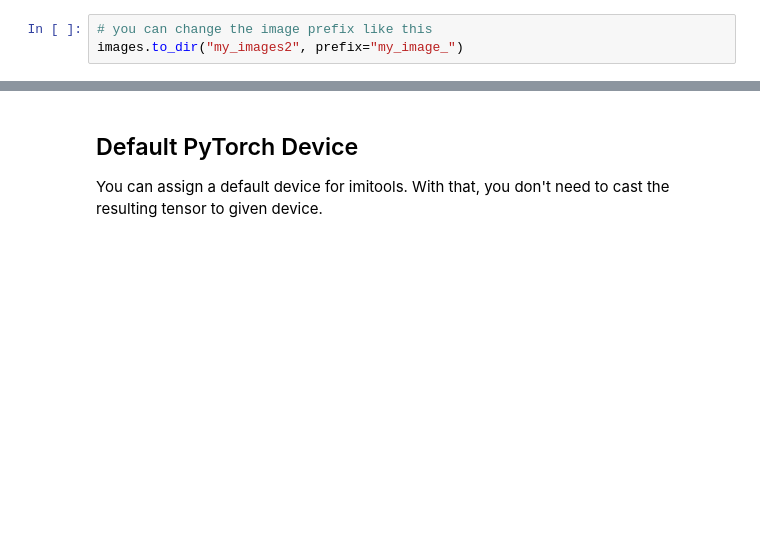
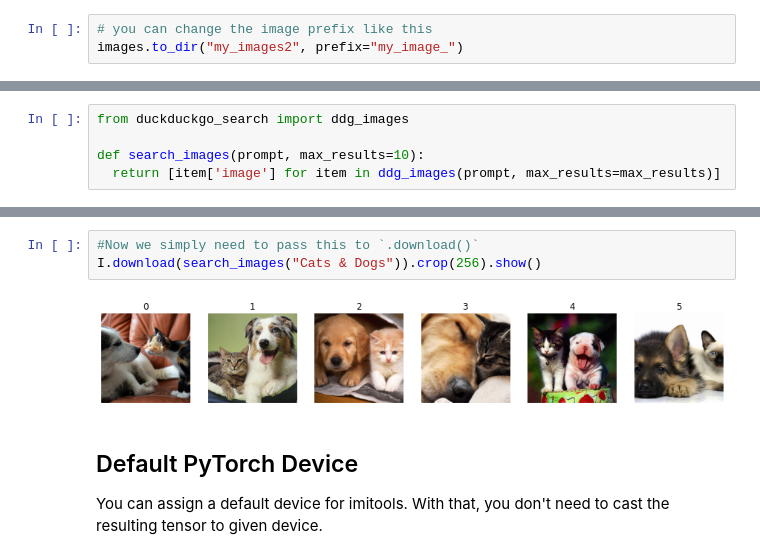
Before and after one commit to GDi4K/imitools, a Jupyter notebook: docs/tutorial.ipynb, the cells around one changed output, grey strips where cells are left out. Drawn from its saved outputs; the diff is of its cells as text; blank space fills up the shorter version.

```diff
--- a/docs/tutorial.ipynb
+++ b/docs/tutorial.ipynb
@@ -286,0 +293,5 @@ I.from_path("my_images/image_0000.png").show()
+# %%
+from duckduckgo_search import ddg_images
+
+def search_images(prompt, max_results=10):
+  return [item['image'] for item in ddg_images(prompt, max_results=max_results)]
@@ -287,3 +311,8 @@ I.from_path("my_images/image_0000.png").show()
+# %%
+#Now we simply need to pass this to `.download()`
+I.download(search_images("Cats & Dogs")).crop(256).show()
+# %% [output]
+[figure, added]
 # %% [markdown]
 ## Default PyTorch Device
 
```
Also changed, not shown: parts of 39 cells of this notebook.
